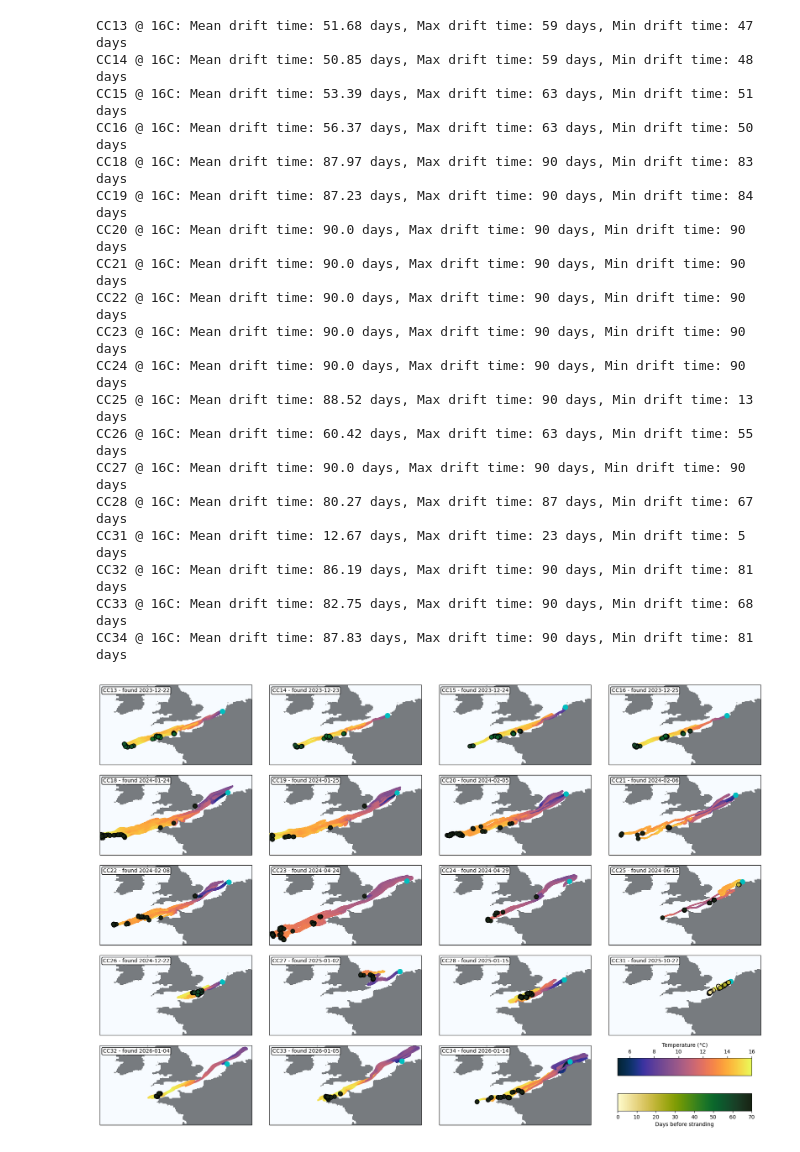
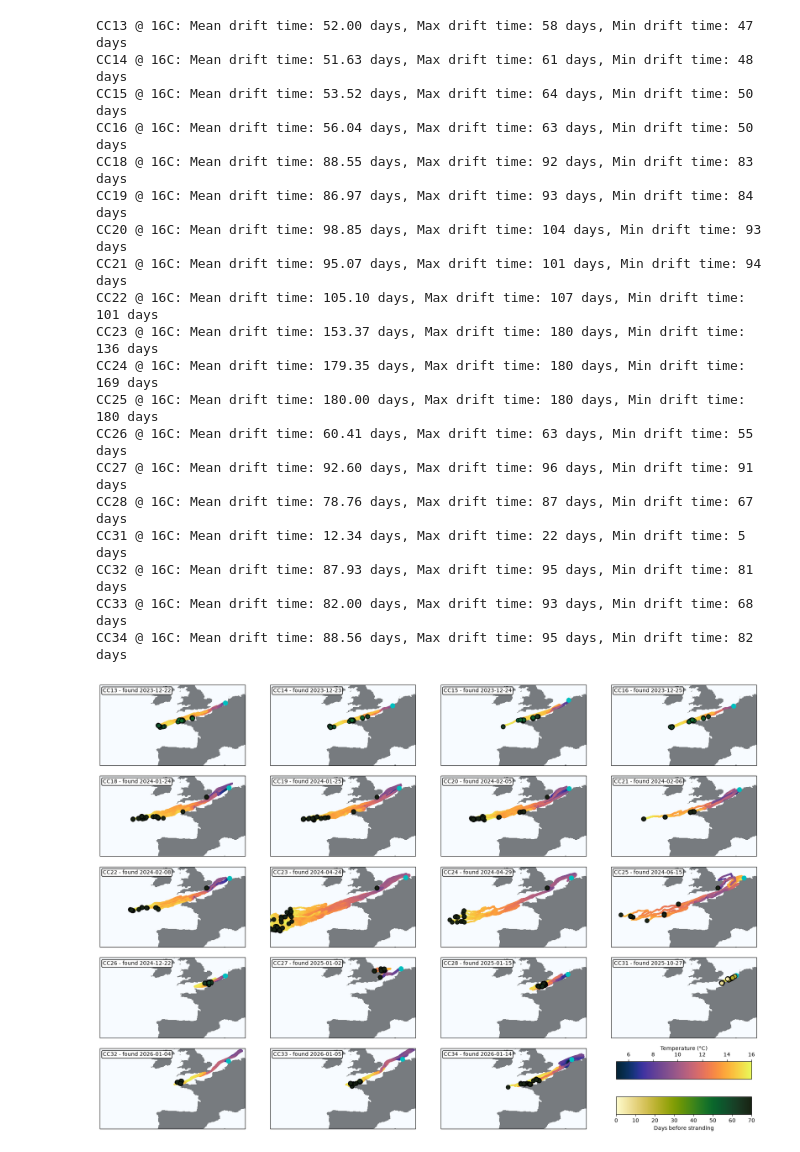
Before and after one commit to Parcels-code/loggerhead_turtles_stranding, a Jupyter notebook: make_combined_plot.ipynb, the cells around one changed output. Drawn from its saved outputs; the diff is of its cells as text; code cells hidden in the pictures.

Commit message:
Update plots and analysis to 180 days

```diff
--- a/make_combined_plot.ipynb
+++ b/make_combined_plot.ipynb
@@ -17,7 +17,9 @@ import parcels
 animals_to_exclude = ["CC17", "CC29", "CC30"]
 files = sorted([file for file in glob.glob("Loggerhead_Simulation_C*.parquet") if not any(animal in file for animal in animals_to_exclude)])
 # %%
-ds_fld = xr.open_dataset("copernicus_physics.nc")
+DIR = "/project/parcels/Data/TMP"
+
+ds_fld = xr.open_dataset(f"{DIR}/copernicus_physics.nc")
 land_mask_condition = (ds_fld.U.data[0, 0, :, :] == 0) & \
                       (ds_fld.V.data[0, 0, :, :] == 0)
 landmask = np.ma.masked_where(land_mask_condition, land_mask_condition)
@@ -89,8 +91,12 @@ for mintemp in [12, 14, 16]:
                 edgecolor='k',
             )
 
-        ax.set_xlim([-12, 8])
-        ax.set_ylim([45, 55.5])
+        if mintemp == 16:
+            ax.set_xlim([-20, 8])
+            ax.set_ylim([40, 55.5])
+        else:
+            ax.set_xlim([-12, 8])
+            ax.set_ylim([45, 55.5])
         ID = file.split('_')[-1].split('.')[0]
         beach_date = df['t'].max().strftime('%Y-%m-%d')
         ax.text(
@@ -100,7 +106,7 @@ for mintemp in [12, 14, 16]:
             bbox=dict(facecolor="white", edgecolor="black", linewidth=1.0, boxstyle="round,pad=0.2")
         )
 
-        print(f"{ID} @ {mintemp}C: Mean drift time: {drifttimes.mean()} days, Max drift time: {drifttimes.max()} days, Min drift time: {drifttimes.min()} days")
+        print(f"{ID} @ {mintemp}C: Mean drift time: {drifttimes.mean():.2f} days, Max drift time: {drifttimes.max()} days, Min drift time: {drifttimes.min()} days")
 
     # print(f"Overall bounds: x: [{xmin}, {xmax}], y: [{ymin}, {ymax}]")
     axes[-1, -1].axis("off")
@@ -163,20 +169,20 @@ CC34 @ 14C: Mean drift time: 57.24 days, Max drift time: 63 days, Min drift time
-CC13 @ 16C: Mean drift time: 51.68 days, Max drift time: 59 days, Min drift time: 47 days
-CC14 @ 16C: Mean drift time: 50.85 days, Max drift time: 59 days, Min drift time: 48 days
-CC15 @ 16C: Mean drift time: 53.39 days, Max drift time: 63 days, Min drift time: 51 days
-CC16 @ 16C: Mean drift time: 56.37 days, Max drift time: 63 days, Min drift time: 50 days
-CC18 @ 16C: Mean drift time: 87.97 days, Max drift time: 90 days, Min drift time: 83 days
-CC19 @ 16C: Mean drift time: 87.23 days, Max drift time: 90 days, Min drift time: 84 days
-CC20 @ 16C: Mean drift time: 90.0 days, Max drift time: 90 days, Min drift time: 90 days
-CC21 @ 16C: Mean drift time: 90.0 days, Max drift time: 90 days, Min drift time: 90 days
-CC22 @ 16C: Mean drift time: 90.0 days, Max drift time: 90 days, Min drift time: 90 days
-CC23 @ 16C: Mean drift time: 90.0 days, Max drift time: 90 days, Min drift time: 90 days
-CC24 @ 16C: Mean drift time: 90.0 days, Max drift time: 90 days, Min drift time: 90 days
-CC25 @ 16C: Mean drift time: 88.52 days, Max drift time: 90 days, Min drift time: 13 days
-CC26 @ 16C: Mean drift time: 60.42 days, Max drift time: 63 days, Min drift time: 55 days
-CC27 @ 16C: Mean drift time: 90.0 days, Max drift time: 90 days, Min drift time: 90 days
-CC28 @ 16C: Mean drift time: 80.27 days, Max drift time: 87 days, Min drift time: 67 days
-CC31 @ 16C: Mean drift time: 12.67 days, Max drift time: 23 days, Min drift time: 5 days
-CC32 @ 16C: Mean drift time: 86.19 days, Max drift time: 90 days, Min drift time: 81 days
-CC33 @ 16C: Mean drift time: 82.75 days, Max drift time: 90 days, Min drift time: 68 days
-CC34 @ 16C: Mean drift time: 87.83 days, Max drift time: 90 days, Min drift time: 81 days
+CC13 @ 16C: Mean drift time: 52.00 days, Max drift time: 58 days, Min drift time: 47 days
+CC14 @ 16C: Mean drift time: 51.63 days, Max drift time: 61 days, Min drift time: 48 days
+CC15 @ 16C: Mean drift time: 53.52 days, Max drift time: 64 days, Min drift time: 50 days
+CC16 @ 16C: Mean drift time: 56.04 days, Max drift time: 63 days, Min drift time: 50 days
+CC18 @ 16C: Mean drift time: 88.55 days, Max drift time: 92 days, Min drift time: 83 days
+CC19 @ 16C: Mean drift time: 86.97 days, Max drift time: 93 days, Min drift time: 84 days
+CC20 @ 16C: Mean drift time: 98.85 days, Max drift time: 104 days, Min drift time: 93 days
+CC21 @ 16C: Mean drift time: 95.07 days, Max drift time: 101 days, Min drift time: 94 days
+CC22 @ 16C: Mean drift time: 105.10 days, Max drift time: 107 days, Min drift time: 101 days
+CC23 @ 16C: Mean drift time: 153.37 days, Max drift time: 180 days, Min drift time: 136 days
+CC24 @ 16C: Mean drift time: 179.35 days, Max drift time: 180 days, Min drift time: 169 days
+CC25 @ 16C: Mean drift time: 180.00 days, Max drift time: 180 days, Min drift time: 180 days
+CC26 @ 16C: Mean drift time: 60.41 days, Max drift time: 63 days, Min drift time: 55 days
+CC27 @ 16C: Mean drift time: 92.60 days, Max drift time: 96 days, Min drift time: 91 days
+CC28 @ 16C: Mean drift time: 78.76 days, Max drift time: 87 days, Min drift time: 67 days
+CC31 @ 16C: Mean drift time: 12.34 days, Max drift time: 22 days, Min drift time: 5 days
+CC32 @ 16C: Mean drift time: 87.93 days, Max drift time: 95 days, Min drift time: 81 days
+CC33 @ 16C: Mean drift time: 82.00 days, Max drift time: 93 days, Min drift time: 68 days
+CC34 @ 16C: Mean drift time: 88.56 days, Max drift time: 95 days, Min drift time: 82 days
-[figure, old version]
+[figure, new version]
```
Also changed, not shown: parts of 1 cell of this notebook.
